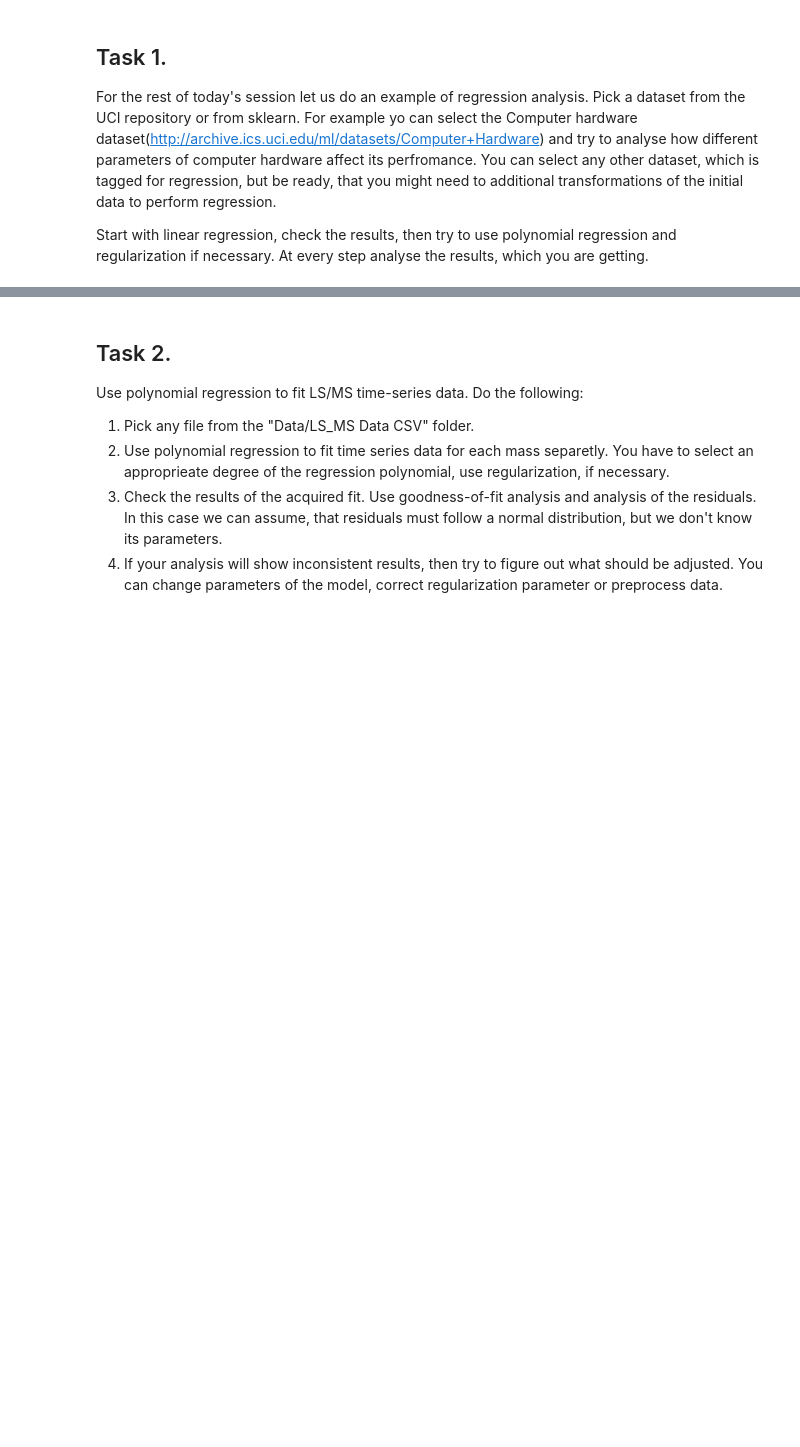
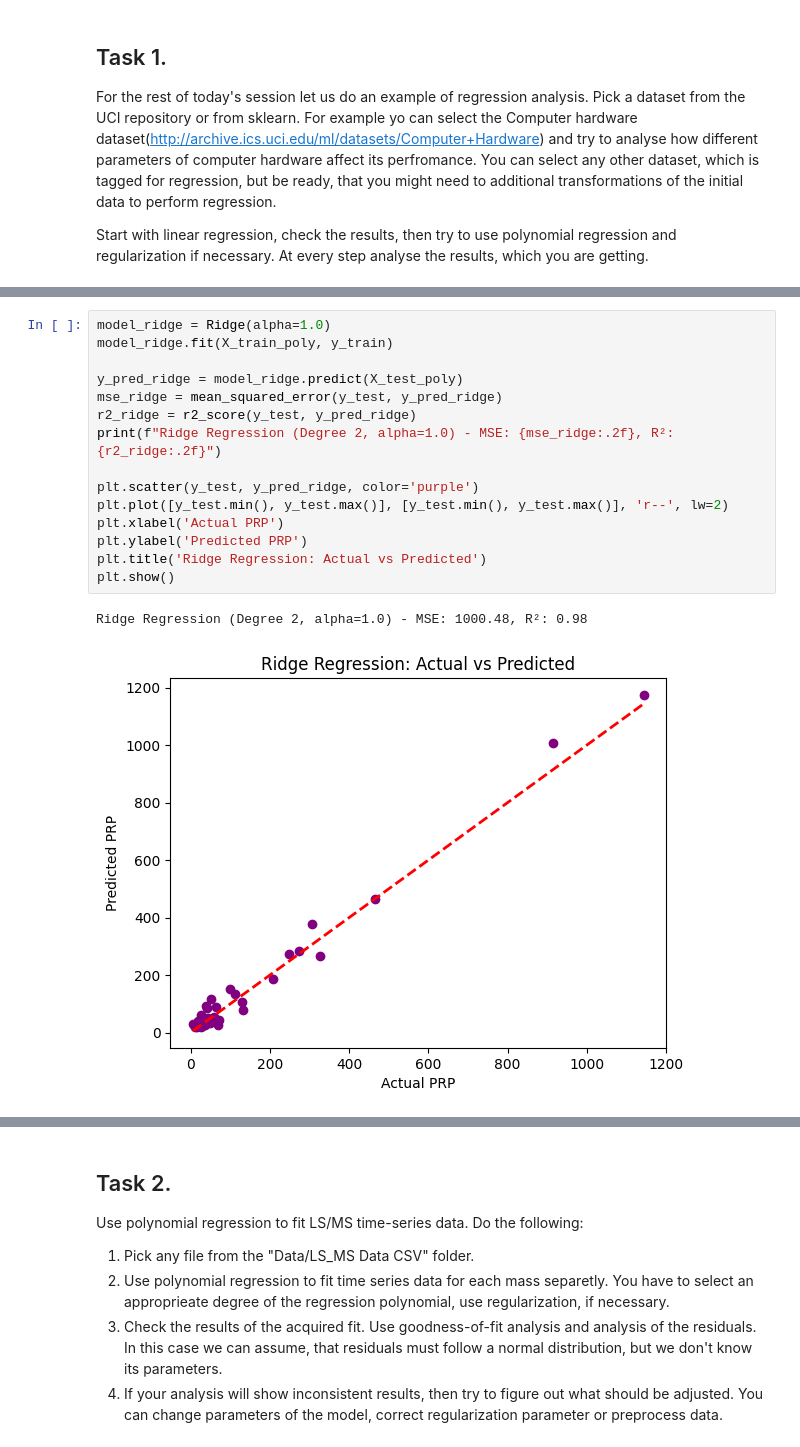
Before and after one commit to tsirleo/PythonDataAnalysis, a Jupyter notebook: Session_09/HW 9 - Regression.ipynb, the cells around one changed output, grey strips where cells are left out. Drawn from its saved outputs; the diff is of its cells as text; blank space fills up the shorter version.

```diff
--- a/Session_09/HW 9 - Regression.ipynb
+++ b/Session_09/HW 9 - Regression.ipynb
@@ -7,0 +139,18 @@ Start with linear regression, check the results, then try to use polynomial regr
+# %%
+model_ridge = Ridge(alpha=1.0)
+model_ridge.fit(X_train_poly, y_train)
+
+y_pred_ridge = model_ridge.predict(X_test_poly)
+mse_ridge = mean_squared_error(y_test, y_pred_ridge)
+r2_ridge = r2_score(y_test, y_pred_ridge)
+print(f"Ridge Regression (Degree 2, alpha=1.0) - MSE: {mse_ridge:.2f}, R²: {r2_ridge:.2f}")
+
+plt.scatter(y_test, y_pred_ridge, color='purple')
+plt.plot([y_test.min(), y_test.max()], [y_test.min(), y_test.max()], 'r--', lw=2)
+plt.xlabel('Actual PRP')
+plt.ylabel('Predicted PRP')
+plt.title('Ridge Regression: Actual vs Predicted')
+plt.show()
+# %% [output]
+Ridge Regression (Degree 2, alpha=1.0) - MSE: 1000.48, R²: 0.98
+[figure, added]
```
Also changed, not shown: parts of 22 cells of this notebook.
